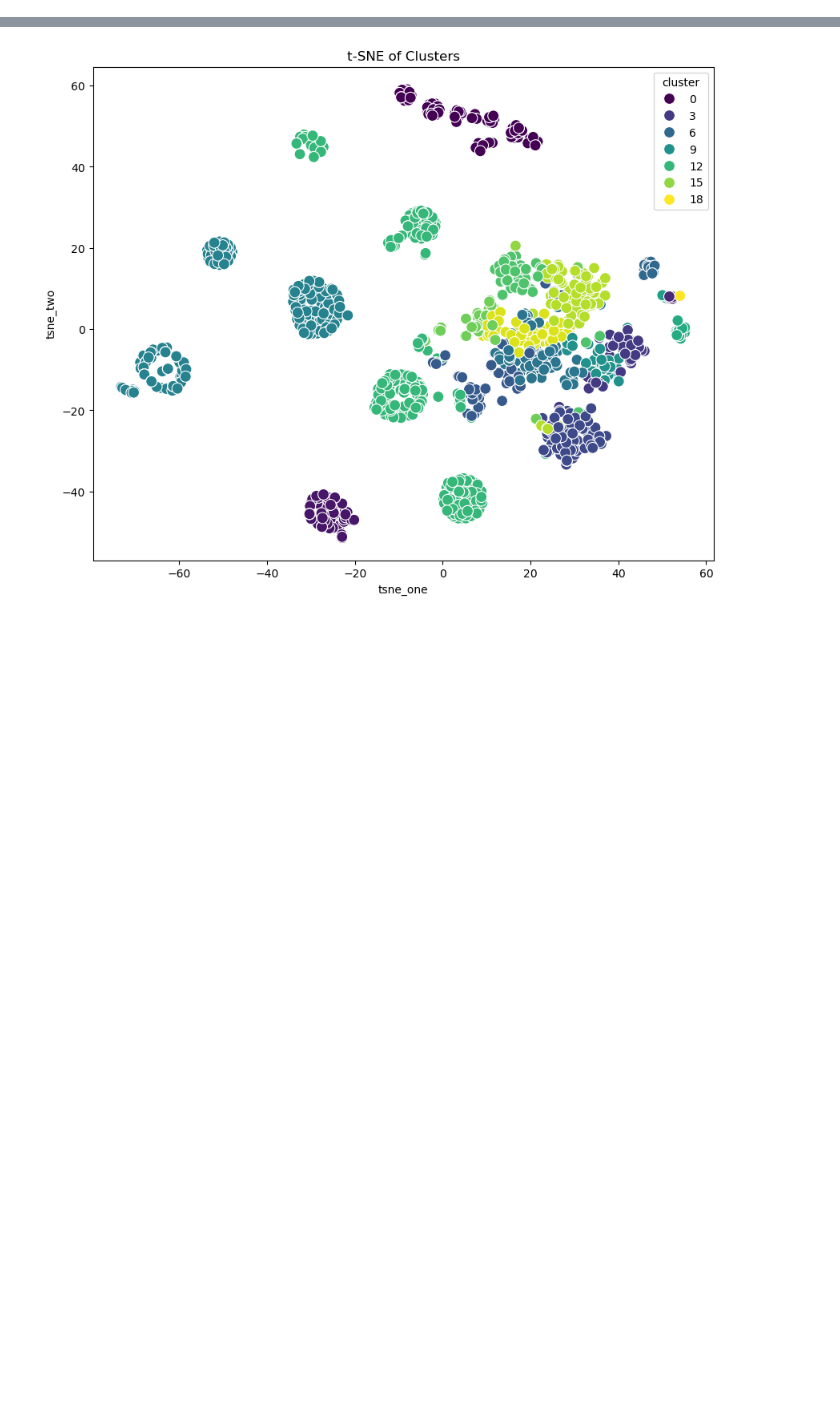
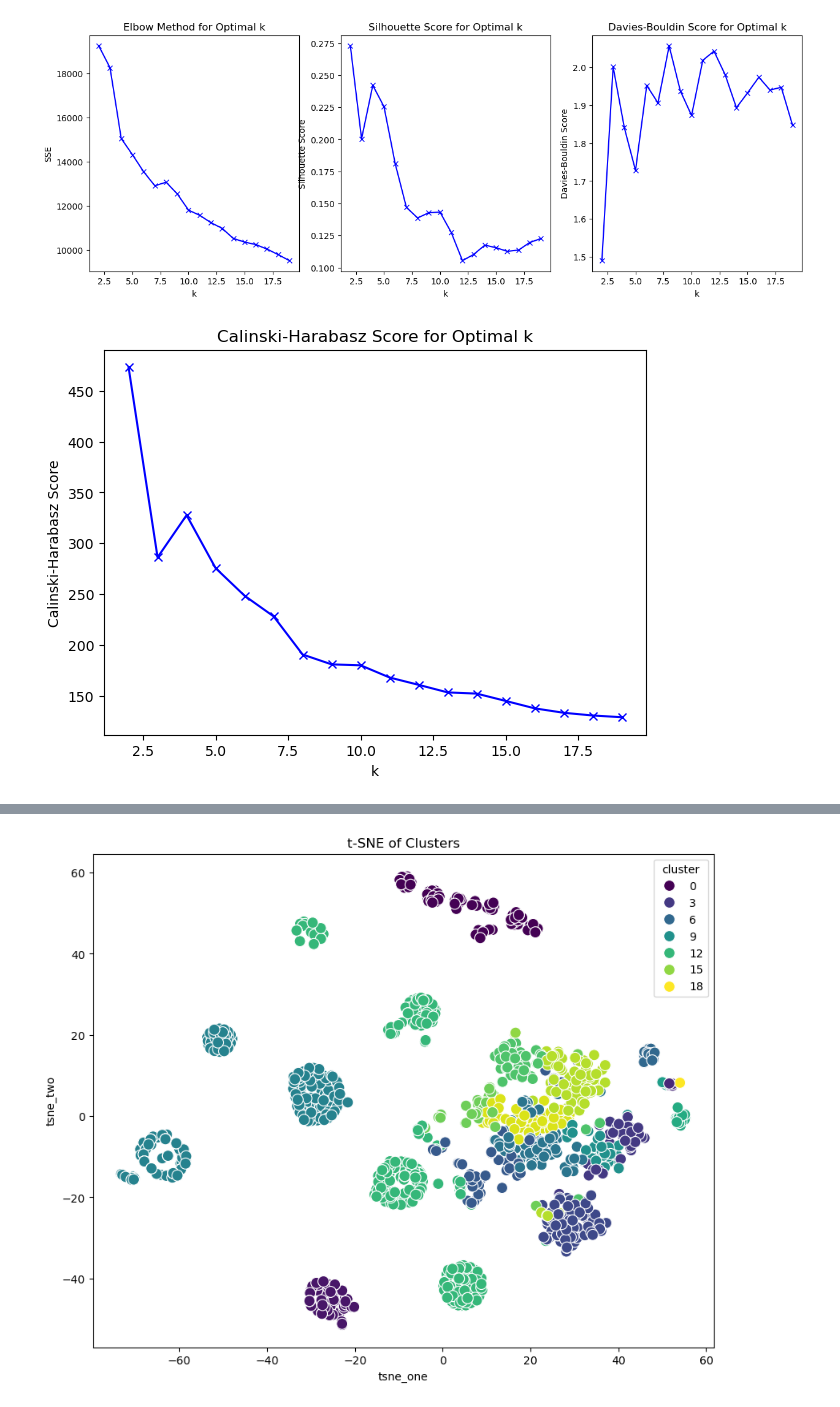
Before and after one commit to zyx2yx/ProfessionPracticeProject, a Jupyter notebook: dataprocess/task2/task2-02.ipynb, the cells around one changed output, grey strips where cells are left out. Cells and saved outputs as stored; diff of their text form; code cells hidden in the pictures; blank space fills up the shorter version.

```diff
--- a/dataprocess/task2/task2-02.ipynb
+++ b/dataprocess/task2/task2-02.ipynb
@@ -17,6 +17,9 @@ title_info = pd.read_csv(relative_path + 'Data_TitleInfo.csv')
 
 # 读取学生信息 student = 学生
 student_info = pd.read_csv(relative_path + 'Data_StudentInfo.csv')
+# 统计每个知识点的题目数量，以字典形式存储
+knowledge_count = title_info['knowledge'].value_counts().to_dict()
+print(knowledge_count)
 
 # 读取学生答题记录
 submit_record = pd.read_csv(relative_path + 'All_Class/all_class_submit_record.csv')
@@ -41,13 +46,14 @@ submit_record['is_correct'] = submit_record['state'].apply(lambda x: 1 if x == '
 
 # 计算每个学生的每个1级知识点总的尝试次数
 submit_record['attempts_per_kg'] = submit_record.groupby(['student_ID', 'knowledge'])['index'].transform('count')
-# submit_record['score_per_kg'] = submit_record.groupby(['student_ID', 'knowledge'])['score'].transform('sum')
-# 转换为宽格式 aggfunc='first'表示使用第一个值填充缺失值
-knowledge_pivot = submit_record.pivot_table(index='student_ID', columns='knowledge', values='attempts_per_kg', aggfunc='first').fillna(0)
-# score_pivot = submit_record.pivot_table(index='student_ID', columns='knowledge', values='score_per_kg', aggfunc='first').fillna(0)
+# 转换为宽格式 aggfunc='first' 聚合函数，用于处理重复的索引值，first表示取第一个值 pivot_table()函数用于数据透视表
+knowledge_pivot = submit_record.pivot_table(index='student_ID', columns='knowledge', values='attempts_per_kg', aggfunc='mean').fillna(0)
+# 每种知识点的尝试次数除以该知识点的题目数量，得到每种知识点的平均尝试次数
+knowledge_pivot = knowledge_pivot / knowledge_pivot.columns.map(knowledge_count)
 # 重命名列名（可选）
 knowledge_pivot.columns = [f'attempts_{col}' for col in knowledge_pivot.columns]
-# score_pivot.columns = [f'score_{col}' for col in score_pivot.columns]
+# print('knowledge_pivot:\n', knowledge_pivot)
+
 
 # 计算特征
 features = submit_record.groupby('student_ID').agg({
@@ -57,7 +63,7 @@ features = submit_record.groupby('student_ID').agg({
     # 'timeconsume': 'mean',
     # 'memory': 'mean',
     'hour': lambda x: x.value_counts().idxmax(), # 最常答题的时间段 匿名函数作用是返回出现次数最多的值 .value_counts()统计每个值出现的次数 .idxmax()返回出现次数最多的值
-    # 'method': lambda x: x.value_counts().idxmax(), # 最常用的方法
+    'method': lambda x: x.value_counts().idxmax(), # 最常用的方法
     # 'title_ID': 'nunique', # 不同题目数量 尝试的题目数量
     # 'major': 'first',
 })
@@ -69,7 +75,7 @@ features.columns = [
     # 'correct_rate',
     # 'avg_timeconsume', 'avg_memory',
     'most_common_hour',
-    # 'most_common_method',
+    'most_common_method',
     # 'unique_questions'
     # 'major',
 ]
@@ -98,7 +104,7 @@ features = features.merge(score_pivot, on='student_ID', how='left').fillna(0)
 # 对于某些非数值型特征（如小时、方法），我们需要将其转换为数值型以便于聚类分析。
 # 作用是将最常答题的小时从类别类型转换为数值型编码。
 features['most_common_hour'] = features['most_common_hour'].astype('category').cat.codes
-# features['most_common_method'] = features['most_common_method'].astype('category').cat.codes
+features['most_common_method'] = features['most_common_method'].astype('category').cat.codes
 # features['major'] = features['major'].astype('category').cat.codes
 
 
@@ -109,6 +115,66 @@ features['most_common_hour'] = features['most_common_hour'].astype('category').c
 # # 使用KMeans进行聚类
 # kmeans = KMeans(n_clusters=3, random_state=42, init='k-means++', algorithm='lloyd', n_init='auto')
 # features['cluster'] = kmeans.fit_predict(scaled_features)
+# %%
+import numpy as np
+import matplotlib.pyplot as plt
+from sklearn.metrics import silhouette_score, silhouette_samples
+from sklearn.metrics import silhouette_score, davies_bouldin_score, calinski_harabasz_score
+
+# 数据标准化
+scaler = StandardScaler()
+scaled_features = scaler.fit_transform(features)
+
+# 肘部法
+sse = []
+silhouette_scores = []
+db_scores = []
+ch_scores = []
+
+K = range(2, 20)
+for k in K:
+    # kmeans = KMeans(n_clusters=k, random_state=42)
+    kmeans = KMeans(n_clusters=k, random_state=42, init='k-means++', algorithm='lloyd', n_init='auto')
+    kmeans.fit(scaled_features)
+    sse.append(kmeans.inertia_)
+    silhouette_scores.append(silhouette_score(scaled_features, kmeans.labels_))
+    db_scores.append(davies_bouldin_score(scaled_features, kmeans.labels_))
+    ch_scores.append(calinski_harabasz_score(scaled_features, kmeans.labels_))
+
+# 绘制肘部法图 拐点
+plt.figure(figsize=(15, 5))
+plt.subplot(1, 3, 1)
+plt.plot(K, sse, 'bx-')
+plt.xlabel('k')
+plt.ylabel('SSE')
+plt.title('Elbow Method for Optimal k')
+
+# 绘制轮廓系数图 [-1,1]之间，越接近1越好
+plt.subplot(1, 3, 2)
+plt.plot(K, silhouette_scores, 'bx-')
+plt.xlabel('k')
+plt.ylabel('Silhouette Score')
+plt.title('Silhouette Score for Optimal k')
+
+# 绘制Davies-Bouldin指数图 越小越好
+plt.subplot(1, 3, 3)
+plt.plot(K, db_scores, 'bx-')
+plt.xlabel('k')
+plt.ylabel('Davies-Bouldin Score')
+plt.title('Davies-Bouldin Score for Optimal k')
+
+plt.show()
+
+# 绘制Calinski-Harabasz指数图 越大越好
+plt.figure(figsize=(7, 5))
+plt.plot(K, ch_scores, 'bx-')
+plt.xlabel('k')
+plt.ylabel('Calinski-Harabasz Score')
+plt.title('Calinski-Harabasz Score for Optimal k')
+plt.show()
+# %% [output]
+[figure, added]
+[figure, added]
 # %%
 from sklearn.preprocessing import StandardScaler
 from sklearn.cluster import KMeans
```
Also changed, not shown: parts of 3 cells of this notebook.
